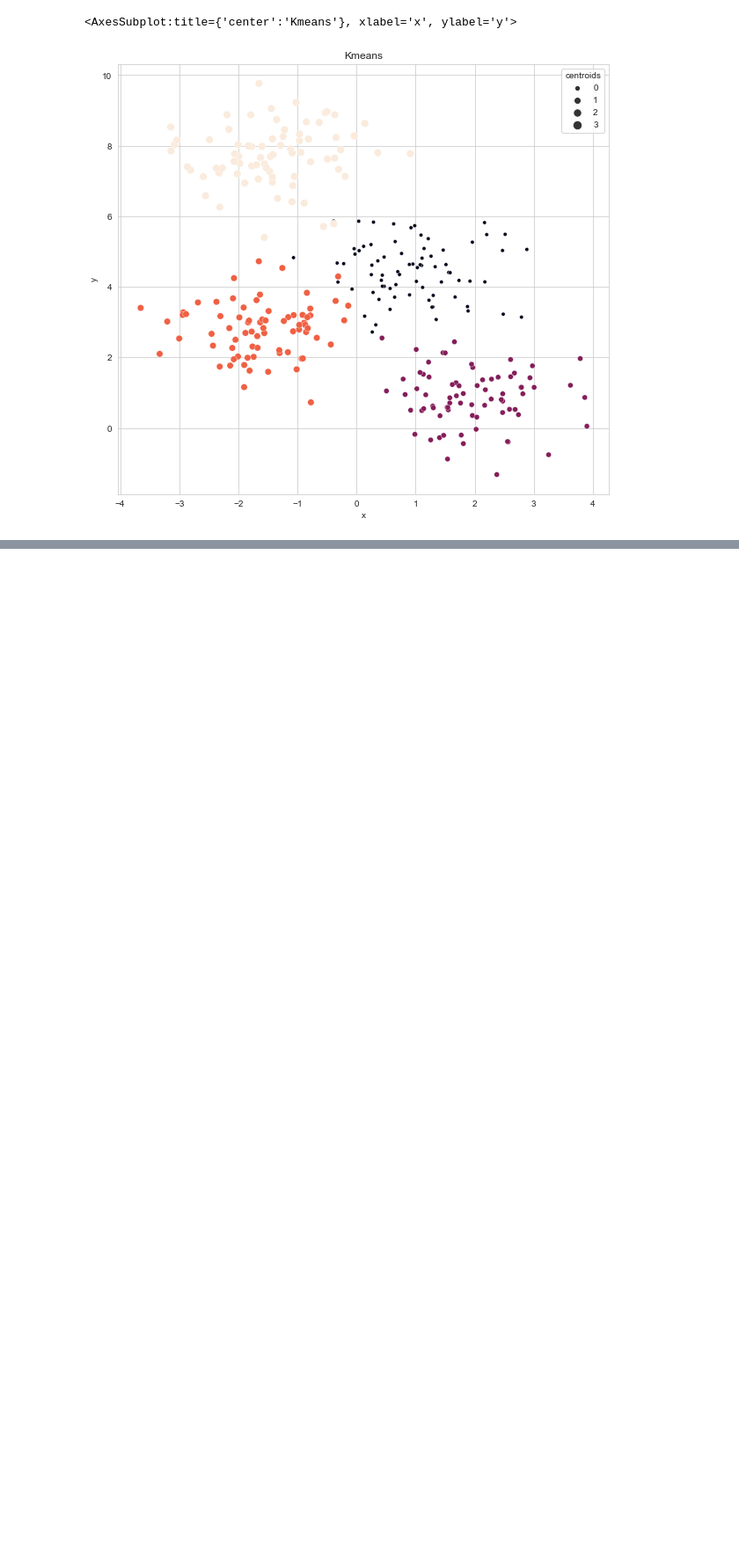
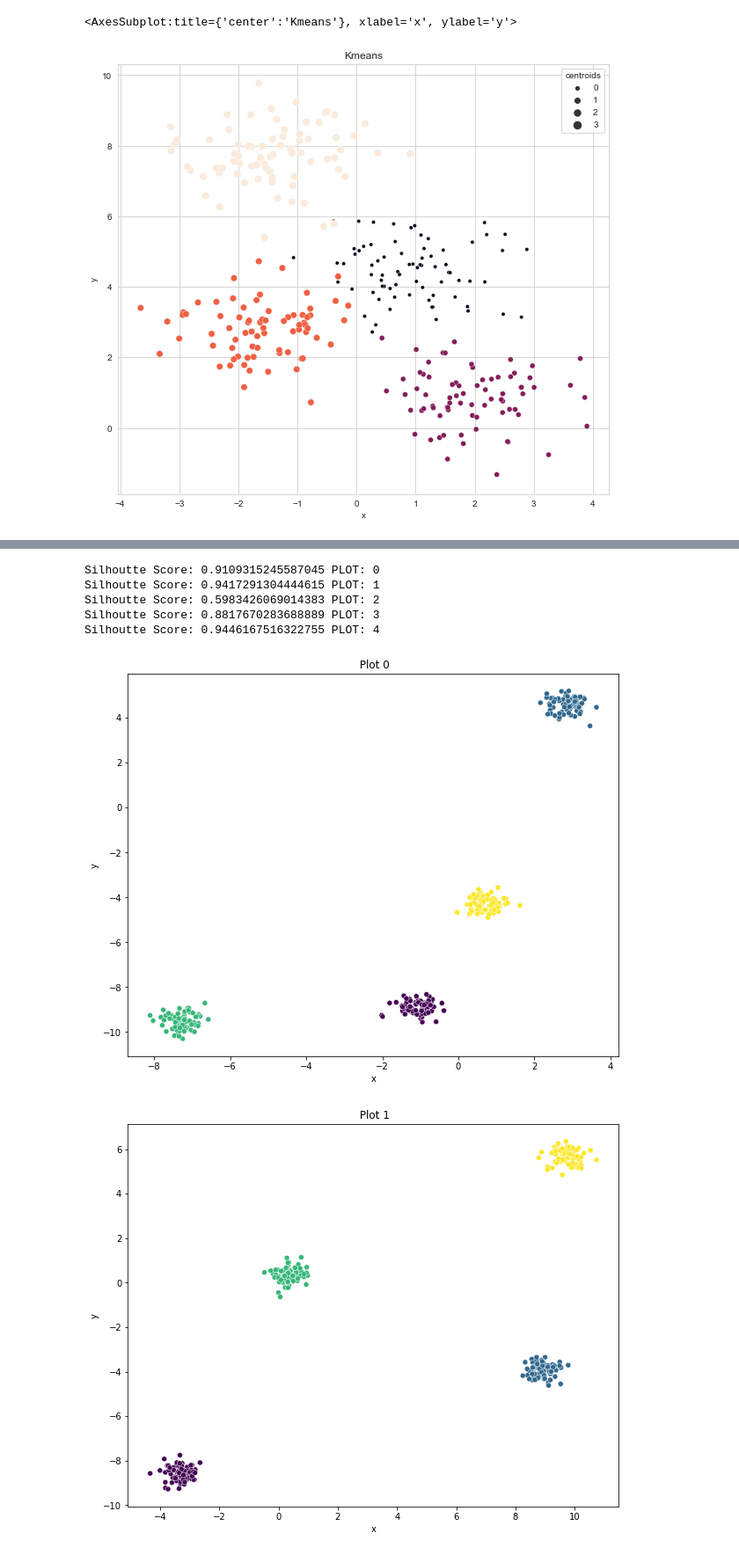
Before and after one commit to blackhat-coder/ClusterAnalysis, a Jupyter notebook: K-meansBasic.ipynb, the cells around one changed output, grey strips where cells are left out. Shown at 88% size. Cells and saved outputs as stored; diff of their text form; code cells hidden in the pictures; blank space fills up the shorter version.

```diff
--- a/K-meansBasic.ipynb
+++ b/K-meansBasic.ipynb
@@ -8,7 +8,7 @@ import pandas as pd
 
 from sklearn.datasets import make_blobs
 # %%
-data = make_blobs(n_samples=300, n_features=2, centers=4, cluster_std=0.8, random_state=0)
+data = make_blobs(n_samples=300, n_features=2, centers=4, cluster_std=1.0, random_state=0)
 
 X = data[0][: , 0]
 Y = data[0][: , 1]
@@ -97,0 +100,38 @@ sns.scatterplot(x=new_data['x'], y=new_data['y'], c=new_data['centroids'], size=
+# %%
+
+
+
+for i in range(5):
+    x = 0.3
+    data = make_blobs(n_samples=300, n_features=2, centers=4, cluster_std=x)
+
+    x = data[0][: , 0]
+    y = data[0][:, 1]
+    c = data [1]
+
+    df = pd.DataFrame({'x':x , 'y':y})
+
+    from sklearn.cluster import KMeans
+
+    k_model = KMeans(n_clusters=4)
+    k_c = k_model.fit_predict(df)
+
+    plt.figure(figsize=(10, 8))
+    plt.title(f' Plot {i}')
+
+    sns.scatterplot(x=df['x'] , y=df['y'] , c=k_c)
+
+    from sklearn.metrics import silhouette_score
+    s_score = silhouette_score(df, k_c)
+
+    print(f'Silhoutte Score: {s_score} PLOT: {i}')
+
+    x+=0.4
+# %% [output]
+Silhoutte Score: 0.9109315245587045 PLOT: 0
+Silhoutte Score: 0.9417291304444615 PLOT: 1
+Silhoutte Score: 0.5983426069014383 PLOT: 2
+Silhoutte Score: 0.8817670283688889 PLOT: 3
+Silhoutte Score: 0.9446167516322755 PLOT: 4
+[figure, added]
+[figure, added]
```
Also changed, not shown: parts of 2 cells of this notebook, 1 other file.
